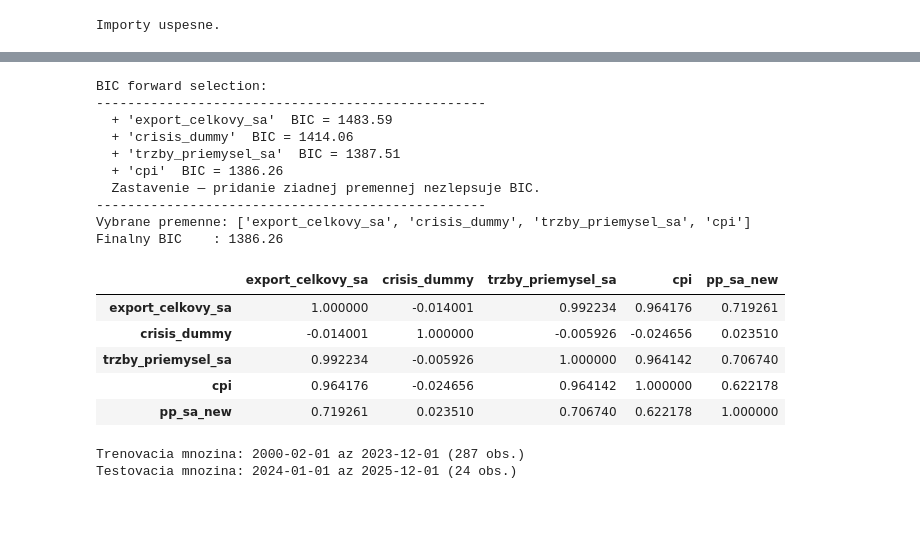
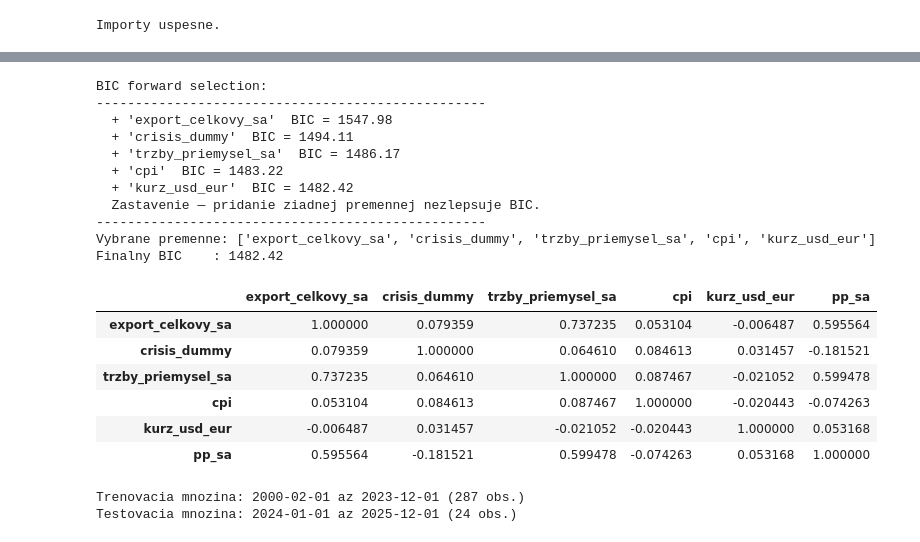
Before and after one commit to Adam24-7/Diplomovka_repo, a Jupyter notebook: ARIMAX.ipynb, the cells around one changed output, grey strips where cells are left out. Drawn from its saved outputs; the diff is of its cells as text; code cells hidden in the pictures; blank space fills up the shorter version.

```diff
--- a/ARIMAX.ipynb
+++ b/ARIMAX.ipynb
@@ -160,3 +49,12 @@ Vsetky premenne su stacionarne po 1. diferencii.
+# %%
+# konfiguracia a stiahnutie dat
+DATA_PATH  = r"C:\Users\adamv\Desktop\ADAM\VS\Diplomovka\excel\data_mod.csv"
+SHEET_NAME = "all"
+df_raw = pd.read_csv(DATA_PATH)
+df_raw["datum"] = pd.to_datetime(df_raw["datum"])
+df_raw = df_raw.set_index("datum").sort_index()
+df_raw = df_raw.asfreq("MS")
+df = df_raw.copy()
 # %%
 # identifikacia poctu lagov
 # ACF => MA (q)
@@ -175,12 +72,0 @@ KeyError: 'pp_sa_new'
-# %%
-#vytvorenie dummy premennej pre fin krizu a odstranenie povodnej premenneh pp
-
-df_diff["crisis_dummy"] = 0
-df_diff.loc["2008-01-01", "crisis_dummy"] = 1
-
-#df_diff.drop(columns= ["pp"], inplace = True)
-
-df["crisis_dummy"] = 0
-df.loc["2008-01-01", "crisis_dummy"] = 1
-# zobrazenie crisis riadku
-df_diff[df_diff["crisis_dummy"] == 1]
@@ -193,24 +73,27 @@ df.to_csv("data_mod.csv", index= False, encoding='utf-8')
 # %%
 # vyber premennych do modelu na zaklade znizovania BIC
-selected_cols = forward_selection(df_diff,"pp_sa")
+#df.drop(columns=["pp"], inplace = True)
+selected_cols = forward_selection(df,"pp_sa")
 # %% [output]
 BIC forward selection:
 --------------------------------------------------
-  + 'export_celkovy_sa'  BIC = 1483.59
-  + 'crisis_dummy'  BIC = 1414.06
-  + 'trzby_priemysel_sa'  BIC = 1387.51
-  + 'cpi'  BIC = 1386.26
+  + 'export_celkovy_sa'  BIC = 1547.98
+  + 'crisis_dummy'  BIC = 1494.11
+  + 'trzby_priemysel_sa'  BIC = 1486.17
+  + 'cpi'  BIC = 1483.22
+  + 'kurz_usd_eur'  BIC = 1482.42
   Zastavenie — pridanie ziadnej premennej nezlepsuje BIC.
 --------------------------------------------------
-Vybrane premenne: ['export_celkovy_sa', 'crisis_dummy', 'trzby_priemysel_sa', 'cpi']
-Finalny BIC    : 1386.26
+Vybrane premenne: ['export_celkovy_sa', 'crisis_dummy', 'trzby_priemysel_sa', 'cpi', 'kurz_usd_eur']
+Finalny BIC    : 1482.42
 # %%
 # korelacna matica vybranych premennych
-#df[selected_cols + ["pp_sa"]].corr()
+df[selected_cols + ["pp_sa"]].corr()
 # %% [output]
-|  | export_celkovy_sa | crisis_dummy | trzby_priemysel_sa | cpi | pp_sa_new |
-| export_celkovy_sa | 1.000000 | -0.014001 | 0.992234 | 0.964176 | 0.719261 |
-| crisis_dummy | -0.014001 | 1.000000 | -0.005926 | -0.024656 | 0.023510 |
-| trzby_priemysel_sa | 0.992234 | -0.005926 | 1.000000 | 0.964142 | 0.706740 |
-| cpi | 0.964176 | -0.024656 | 0.964142 | 1.000000 | 0.622178 |
-| pp_sa_new | 0.719261 | 0.023510 | 0.706740 | 0.622178 | 1.000000 |
+|  | export_celkovy_sa | crisis_dummy | trzby_priemysel_sa | cpi | kurz_usd_eur | pp_sa |
+| export_celkovy_sa | 1.000000 | 0.079359 | 0.737235 | 0.053104 | -0.006487 | 0.595564 |
+| crisis_dummy | 0.079359 | 1.000000 | 0.064610 | 0.084613 | 0.031457 | -0.181521 |
+| trzby_priemysel_sa | 0.737235 | 0.064610 | 1.000000 | 0.087467 | -0.021052 | 0.599478 |
+| cpi | 0.053104 | 0.084613 | 0.087467 | 1.000000 | -0.020443 | -0.074263 |
+| kurz_usd_eur | -0.006487 | 0.031457 | -0.021052 | -0.020443 | 1.000000 | 0.053168 |
+| pp_sa | 0.595564 | -0.181521 | 0.599478 | -0.074263 | 0.053168 | 1.000000 |
```
Also changed, not shown: parts of 17 cells of this notebook, 4 other files.
